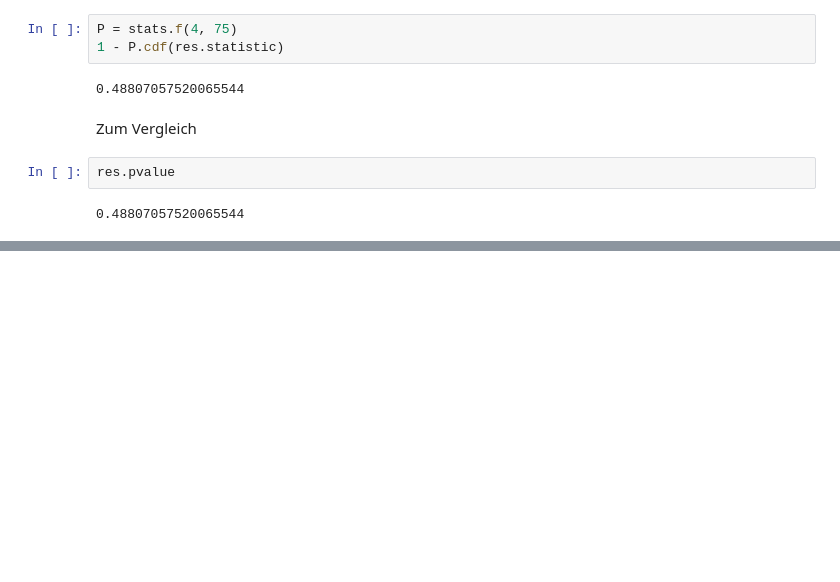
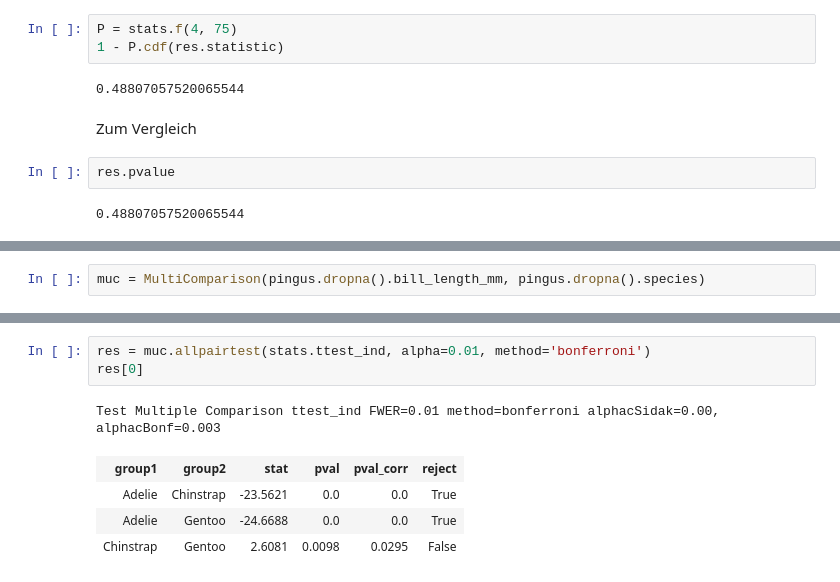
Before and after one commit to Ruediger-Braun/mfb2526, a Jupyter notebook: lektion21.ipynb, the cells around one changed output, grey strips where cells are left out. Cells and saved outputs as stored; diff of their text form; blank space fills up the shorter version.

```diff
--- a/lektion21.ipynb
+++ b/lektion21.ipynb
@@ -272,0 +369,2 @@ res.pvalue
+# %%
+muc = MultiComparison(pingus.dropna().bill_length_mm, pingus.dropna().species)
@@ -272,0 +386,9 @@ res.pvalue
+# %%
+res = muc.allpairtest(stats.ttest_ind, alpha=0.01, method='bonferroni')
+res[0]
+# %% [output]
+Test Multiple Comparison ttest_ind FWER=0.01 method=bonferroni alphacSidak=0.00, alphacBonf=0.003
+| group1 | group2 | stat | pval | pval_corr | reject |
+| Adelie | Chinstrap | -23.5621 | 0.0 | 0.0 | True |
+| Adelie | Gentoo | -24.6688 | 0.0 | 0.0 | True |
+| Chinstrap | Gentoo | 2.6081 | 0.0098 | 0.0295 | False |
```
Also changed, not shown: parts of 38 cells of this notebook.
